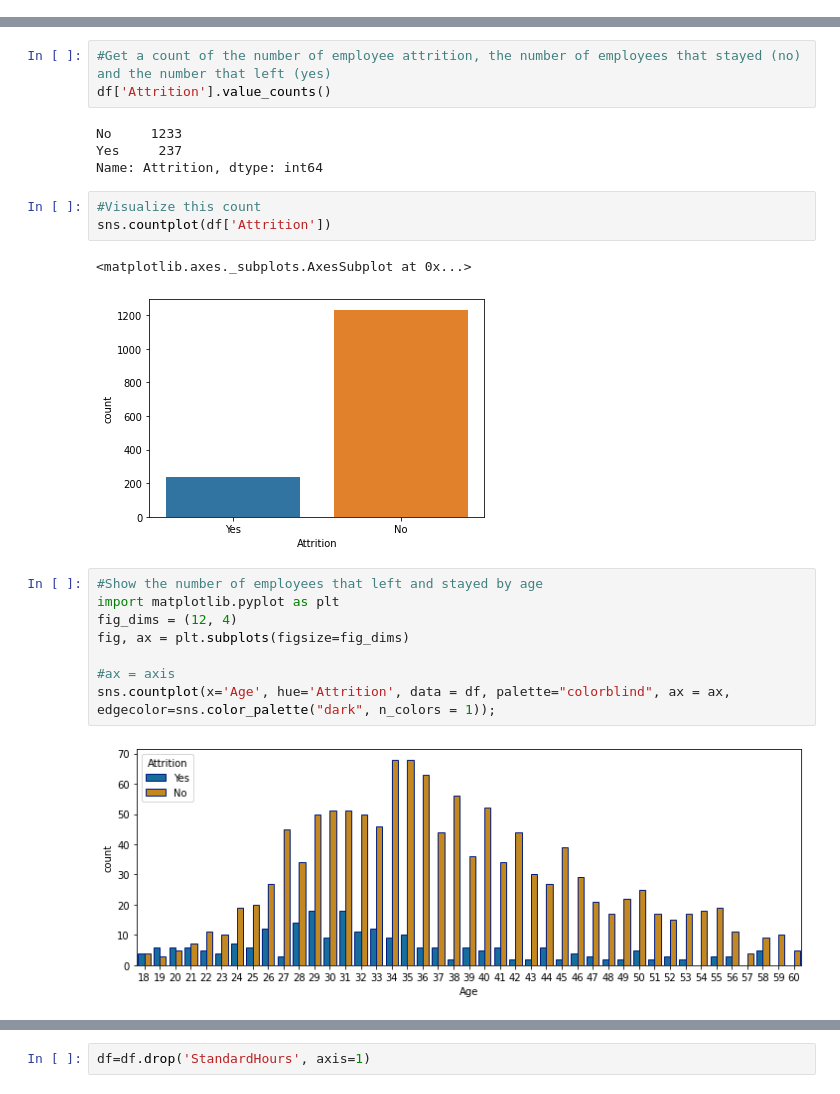
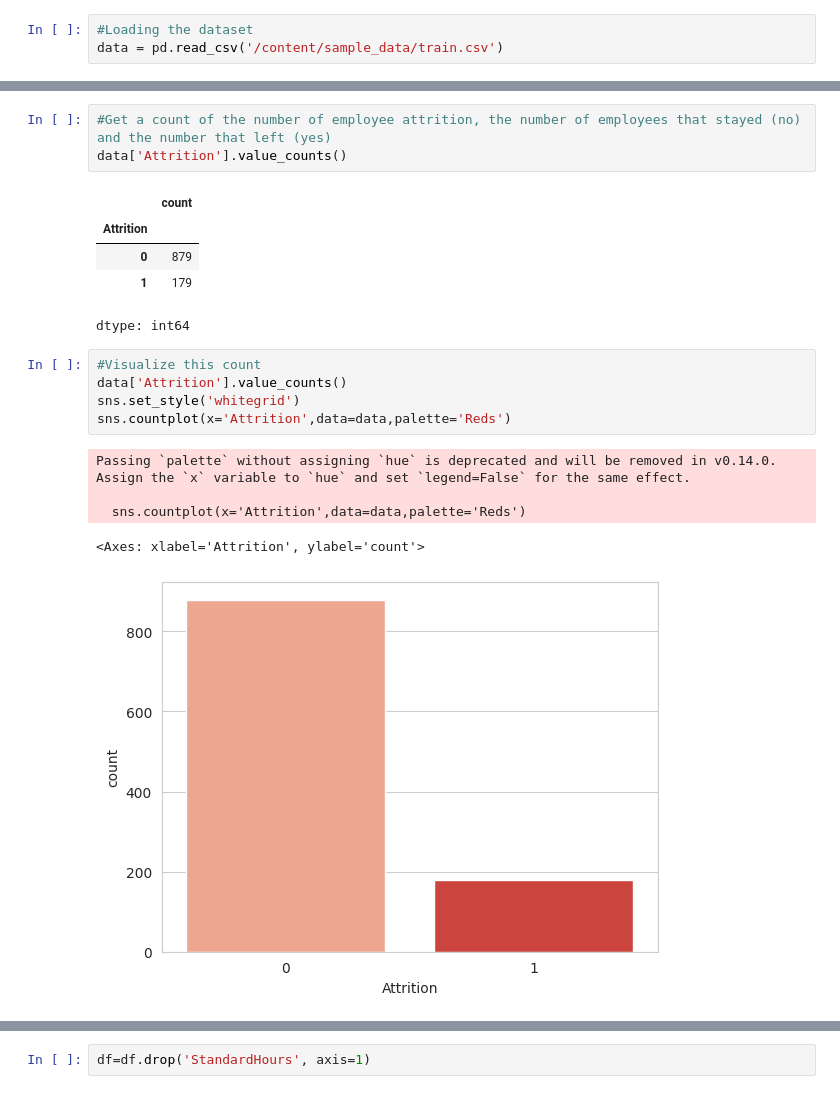
Before and after one commit to karanBx/EmployeeAttrition, a Jupyter notebook: EmployeeLeave.ipynb, the cells around one changed output, grey strips where cells are left out. Cells and saved outputs as stored; diff of their text form.

```diff
--- a/EmployeeLeave.ipynb
+++ b/EmployeeLeave.ipynb
@@ -30,0 +23,3 @@ df.head(7)
+# %%
+#Loading the dataset
+data = pd.read_csv('/content/sample_data/train.csv')
@@ -96,23 +103,20 @@ df.describe()
 # %%
 #Get a count of the number of employee attrition, the number of employees that stayed (no) and the number that left (yes)
-df['Attrition'].value_counts()
+data['Attrition'].value_counts()
 # %% [output]
+|  | count |
+| Attrition |  |
+| 0 | 879 |
+| 1 | 179 |
-No     1233
-Yes     237
-Name: Attrition, dtype: int64
+dtype: int64
 # %%
 #Visualize this count
-sns.countplot(df['Attrition'])
+data['Attrition'].value_counts()
+sns.set_style('whitegrid')
+sns.countplot(x='Attrition',data=data,palette='Reds')
 # %% [output]
-<matplotlib.axes._subplots.AxesSubplot at 0x...>
+Passing `palette` without assigning `hue` is deprecated and will be removed in v0.14.0. Assign the `x` variable to `hue` and set `legend=False` for the same effect.
+
+  sns.countplot(x='Attrition',data=data,palette='Reds')
+<Axes: xlabel='Attrition', ylabel='count'>
-[figure, old version]
+[figure, new version]
-# %%
-#Show the number of employees that left and stayed by age
-import matplotlib.pyplot as plt
-fig_dims = (12, 4)
-fig, ax = plt.subplots(figsize=fig_dims)
-
-#ax = axis
-sns.countplot(x='Age', hue='Attrition', data = df, palette="colorblind", ax = ax,  edgecolor=sns.color_palette("dark", n_colors = 1));
-# %% [output]
-[figure, removed]
```
Also changed, not shown: parts of 22 cells of this notebook.
